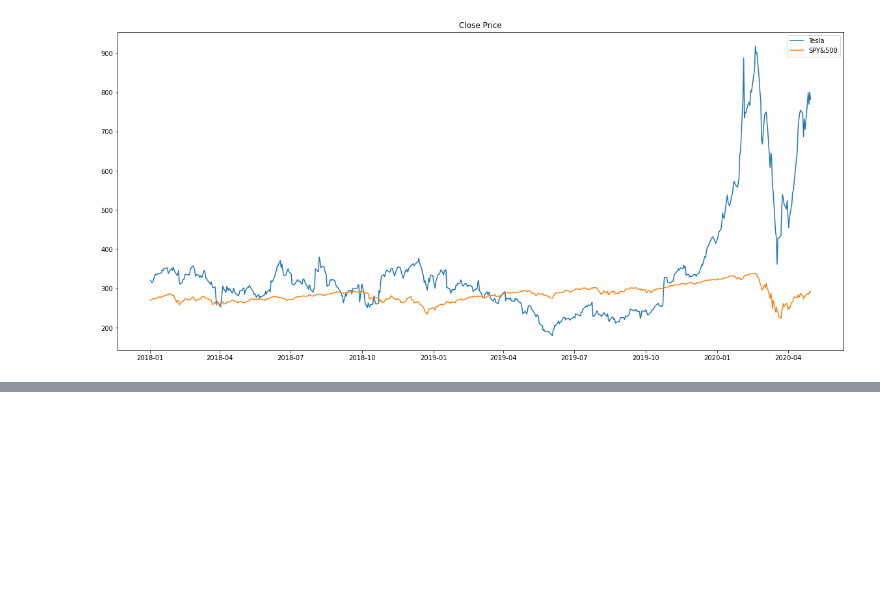
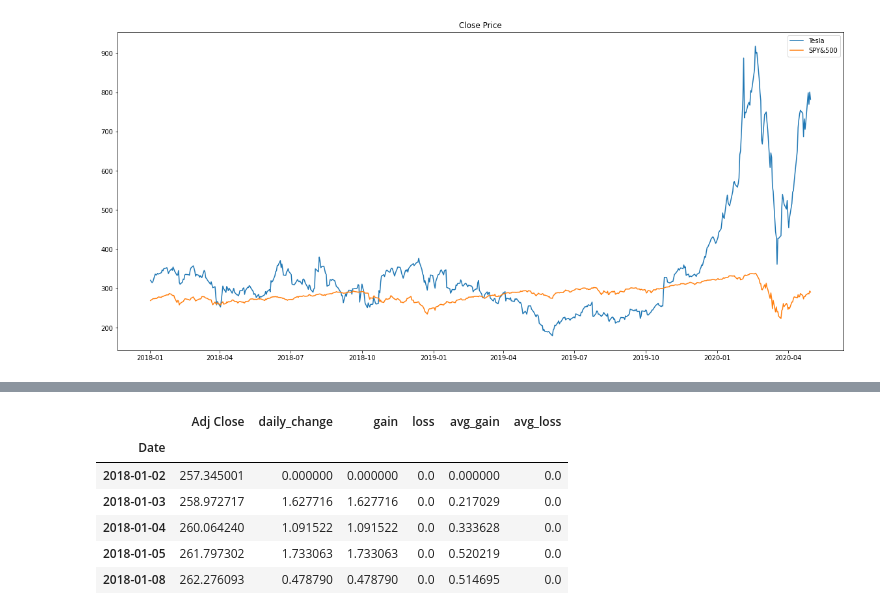
Before and after one commit to TTTTTTT114/Algo_Trading, a Jupyter notebook: QuickStockAnalysis.ipynb, the cells around one changed output, grey strips where cells are left out. Saved outputs shown, nothing was run; the diff lists cells and outputs as text; code cells hidden in the pictures; blank space fills up the shorter version.

```diff
--- a/QuickStockAnalysis.ipynb
+++ b/QuickStockAnalysis.ipynb
@@ -308,0 +400,10 @@ plt.legend();
+# %%
+spy_rsi.head()
+# %% [output]
+|  | Adj Close | daily_change | gain | loss | avg_gain | avg_loss |
+| Date |  |  |  |  |  |  |
+| 2018-01-02 | 257.345001 | 0.000000 | 0.000000 | 0.0 | 0.000000 | 0.0 |
+| 2018-01-03 | 258.972717 | 1.627716 | 1.627716 | 0.0 | 0.217029 | 0.0 |
+| 2018-01-04 | 260.064240 | 1.091522 | 1.091522 | 0.0 | 0.333628 | 0.0 |
+| 2018-01-05 | 261.797302 | 1.733063 | 1.733063 | 0.0 | 0.520219 | 0.0 |
+| 2018-01-08 | 262.276093 | 0.478790 | 0.478790 | 0.0 | 0.514695 | 0.0 |
```
Also changed, not shown: parts of 14 cells of this notebook.
